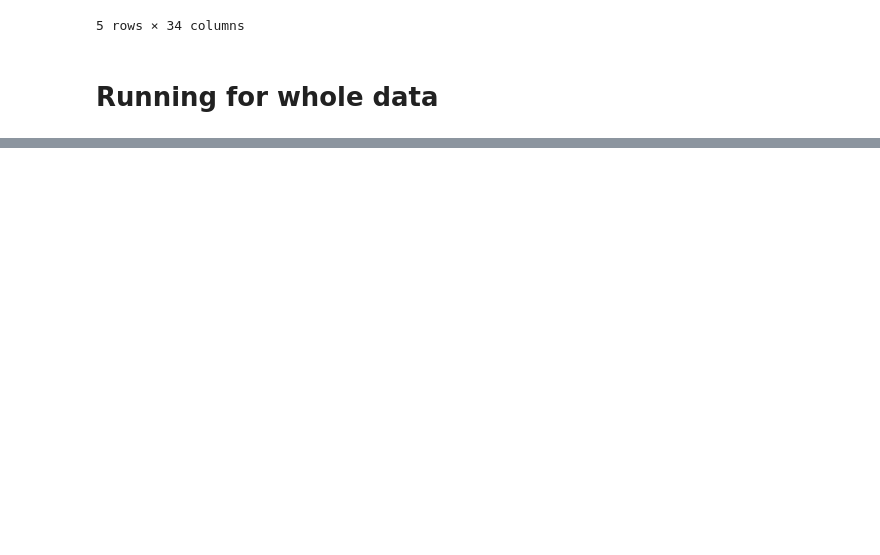
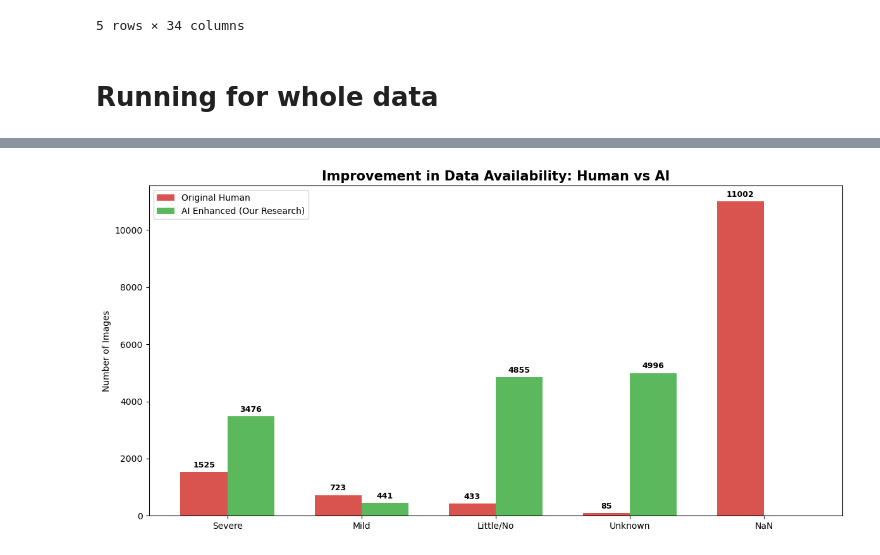
Before and after one commit to Data-Mining-Project-Group/crisisMMDplusplus, a Jupyter notebook: Phase2_LLM_Annotation_CrisisMMD_PlusPlus.ipynb, the cells around one changed output, grey strips where cells are left out. Cells and saved outputs as stored; diff of their text form; code cells hidden in the pictures; blank space fills up the shorter version.

Commit message:
Phase 2 updated

```diff
--- a/Phase2_LLM_Annotation_CrisisMMD_PlusPlus.ipynb
+++ b/Phase2_LLM_Annotation_CrisisMMD_PlusPlus.ipynb
@@ -773,0 +1011,82 @@ All event-specific annotations have been updated.
+# %%
+import pandas as pd
+import seaborn as sns
+import matplotlib.pyplot as plt
+import numpy as np
+import os
+
+# Create a directory for your thesis figures if it doesn't exist
+output_dir = "thesis_analysis_results"
+if not os.path.exists(output_dir):
+    os.makedirs(output_dir)
+
+# 1. Load the data
+df = pd.read_csv("CrisisMMD_Phase2_Final_Clean_with_NaNs.csv", low_memory=False)
+
+# 2. Preparation
+informative_labels = ['severe_damage', 'mild_damage', 'little_or_no_damage']
+uninformative_val = 'dont_know_or_cant_judge'
+df['human_status'] = df['image_damage'].fillna('Pure NaN (Skipped)')
+
+# --- [TABLE DATA GENERATION REMAINS THE SAME] ---
+# ... (your existing table print logic) ...
+
+# --- VISUALIZATION 1: SIDE-BY-SIDE DISTRIBUTION ---
+plot_data_human = df['image_damage'].fillna('Missing (NaN)').value_counts().reindex(
+    ['severe_damage', 'mild_damage', 'little_or_no_damage', 'dont_know_or_cant_judge', 'Missing (NaN)']
+)
+plot_data_ai = df['image_damage_llm'].value_counts().reindex(
+    ['severe_damage', 'mild_damage', 'little_or_no_damage', 'dont_know_or_cant_judge']
+)
+
+labels = ['Severe', 'Mild', 'Little/No', 'Unknown', 'NaN']
+x = np.arange(len(labels))
+width = 0.35
+
+fig, ax = plt.subplots(figsize=(12, 6))
+rects1 = ax.bar(x - width/2, plot_data_human.values, width, label='Original Human', color='#d9534f')
+ai_vals = list(plot_data_ai.values) + [0]
+rects2 = ax.bar(x + width/2, ai_vals, width, label='AI Enhanced (Our Research)', color='#5cb85c')
+
+ax.set_ylabel('Number of Images')
+ax.set_title('Improvement in Data Availability: Human vs AI', fontsize=15, fontweight='bold')
+ax.set_xticks(x)
+ax.set_xticklabels(labels)
+ax.legend()
+
+def autolabel(rects):
+    for rect in rects:
+        height = rect.get_height()
+        if height > 0:
+            ax.annotate(f'{int(height)}',
+                        xy=(rect.get_x() + rect.get_width() / 2, height),
+                        xytext=(0, 3), textcoords="offset points",
+                        ha='center', va='bottom', fontsize=9, fontweight='bold')
+
+autolabel(rects1)
+autolabel(rects2)
+plt.tight_layout()
+
+# SAVE BAR CHART
+bar_chart_path = os.path.join(output_dir, "human_vs_ai_distribution.png")
+plt.savefig(bar_chart_path, dpi=300, bbox_inches='tight')
+print(f"✅ Saved Bar Chart to: {bar_chart_path}")
+plt.show()
+
+# --- VISUALIZATION 2: THE "RECOVERY" PIE CHART ---
+total_uninformative = (df['image_damage'].isna() | (df['image_damage'] == uninformative_val)).sum()
+recovered_count = (df[df['image_damage'].isna() | (df['image_damage'] == uninformative_val)]['image_damage_llm'].isin(informative_labels)).sum()
+still_unknown = total_uninformative - recovered_count
+
+plt.figure(figsize=(8, 8))
+plt.pie([recovered_count, still_unknown],
+        labels=[f'Recovered Informative Data\n({recovered_count})', f'Confirmed Unclassifiable\n({still_unknown})'],
+        autopct='%1.1f%%', colors=['#2ecc71', '#95a5a6'], startangle=140, explode=(0.1, 0))
+plt.title("Success Rate: Recovering Human 'Gaps' & 'Unknowns'", fontsize=14, fontweight='bold')
+
+# SAVE PIE CHART
+pie_chart_path = os.path.join(output_dir, "recovery_success_pie.png")
+plt.savefig(pie_chart_path, dpi=300, bbox_inches='tight')
+print(f"✅ Saved Pie Chart to: {pie_chart_path}")
+plt.show()
+# %% [output]
@@ -773,0 +1094 @@ All event-specific annotations have been updated.
+[figure, added]
```
Also changed, not shown: parts of 39 cells of this notebook, 16 other files.
